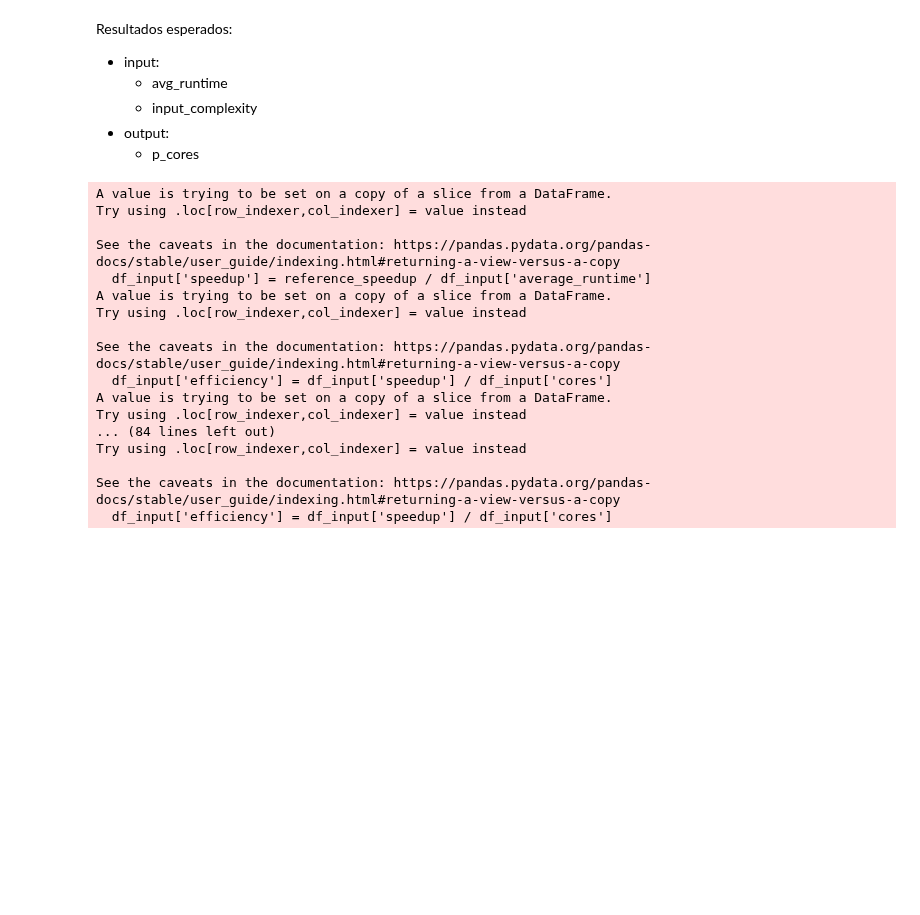
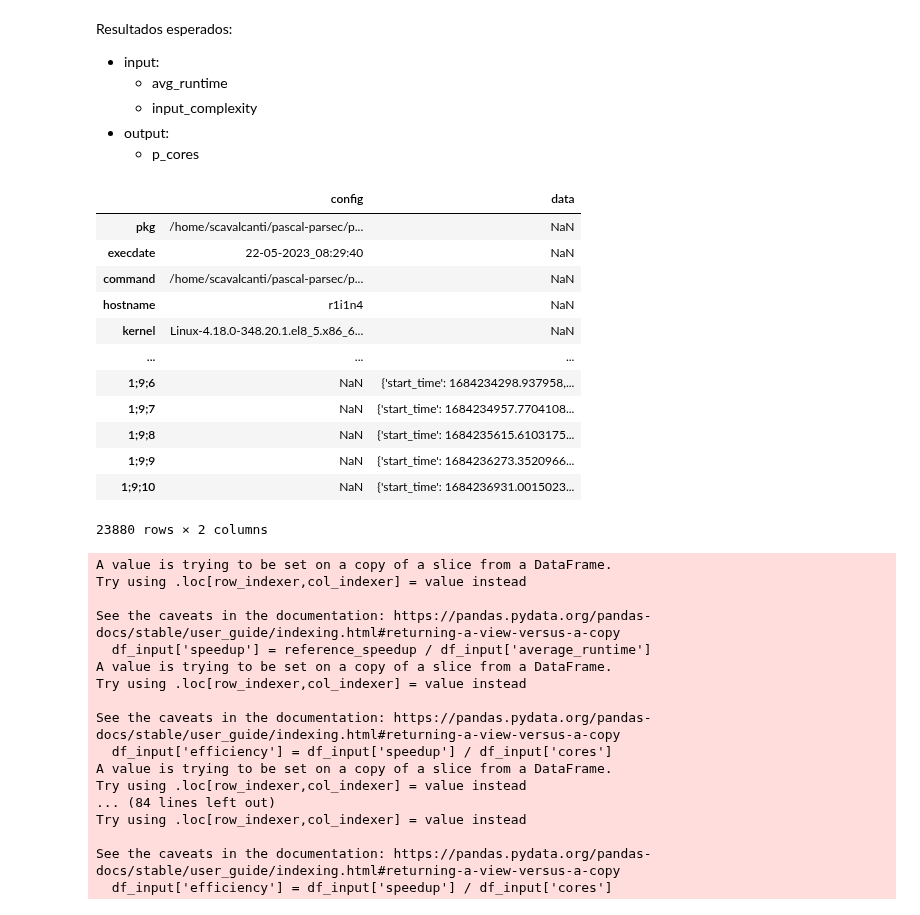
Before and after one commit to matheusslr/pascal-model-tcc, a Jupyter notebook: preprocessing.ipynb, the cells around one changed output. Drawn from its saved outputs; the diff is of its cells as text; code cells hidden in the pictures; blank space fills up the shorter version.

```diff
--- a/preprocessing.ipynb
+++ b/preprocessing.ipynb
@@ -13,3 +13,27 @@ df = pd.read_json('dataset/freqmine-pthreads_g_10.json')
+# %%
+df = pd.DataFrame()
+pkgs = os.listdir("./dataset")
+
+for pkg in pkgs:
+    path = "dataset/{}/{}-pthreads_g.json".format(pkg, pkg)
+    df_tmp = pd.read_json(path)
+    df = pd.concat([df, df_tmp])
+# %%
+df
+# %% [output]
+|  | config | data |
+| pkg | /home/scavalcanti/pascal-parsec/p... | NaN |
+| execdate | 22-05-2023_08:29:40 | NaN |
+| command | /home/scavalcanti/pascal-parsec/p... | NaN |
+| hostname | r1i1n4 | NaN |
+| kernel | Linux-4.18.0-348.20.1.el8_5.x86_6... | NaN |
+| ... | ... | ... |
+| 1;9;6 | NaN | {'start_time': 1684234298.937958,... |
+| 1;9;7 | NaN | {'start_time': 1684234957.7704108... |
+| 1;9;8 | NaN | {'start_time': 1684235615.6103175... |
+| 1;9;9 | NaN | {'start_time': 1684236273.3520966... |
+| 1;9;10 | NaN | {'start_time': 1684236931.0015023... |
+23880 rows × 2 columns
 # %%
 def calculate_average(data_list, start_index, end_index):
     return np.mean([data['stop_time'] - data['start_time'] for data in data_list[start_index:end_index]])
```
Also changed, not shown: parts of 3 cells of this notebook, 4 other files.
